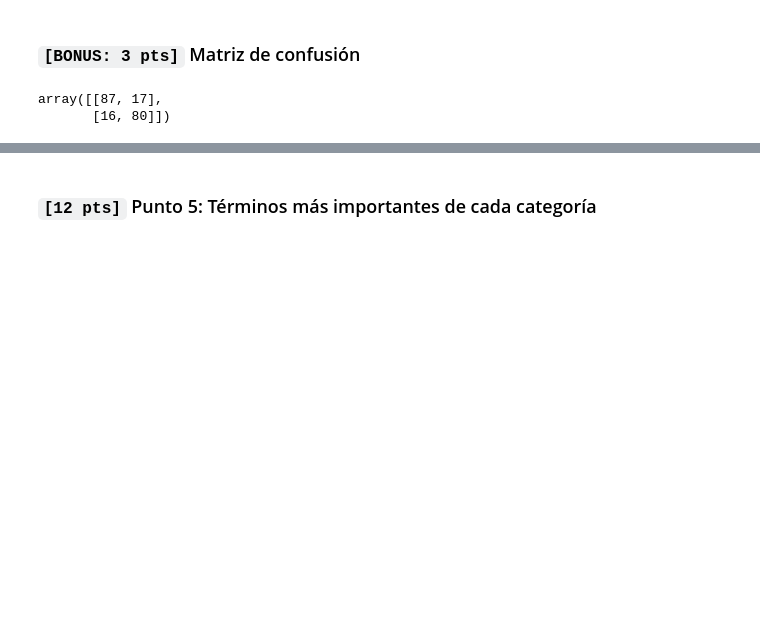
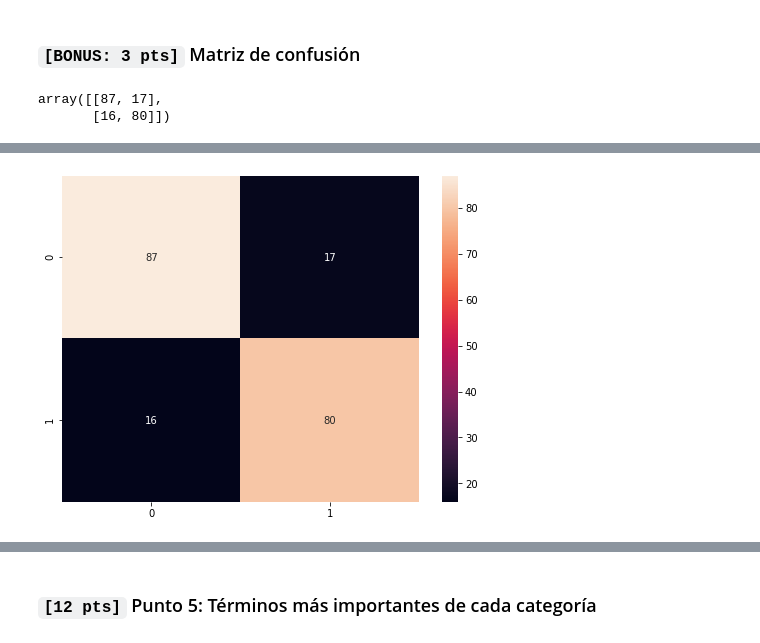
Before and after one commit to eacardenase/Natural-Language-Processing-Portfolio, a Jupyter notebook: supervised_learning.ipynb, the cells around one changed output, grey strips where cells are left out. Cells and saved outputs as stored; diff of their text form; code cells hidden in the pictures; blank space fills up the shorter version.

```diff
--- a/supervised_learning.ipynb
+++ b/supervised_learning.ipynb
@@ -110 +127,7 @@ array([[87, 17],
+# %%
+matrix = confusion_matrix(y_test,y_pred_svm)
+plt.figure(figsize=(8, 6))
+x = sns.heatmap(matrix, annot=True)
+# %% [output]
+[figure, added]
 # %%
```
Also changed, not shown: parts of 8 cells of this notebook.
